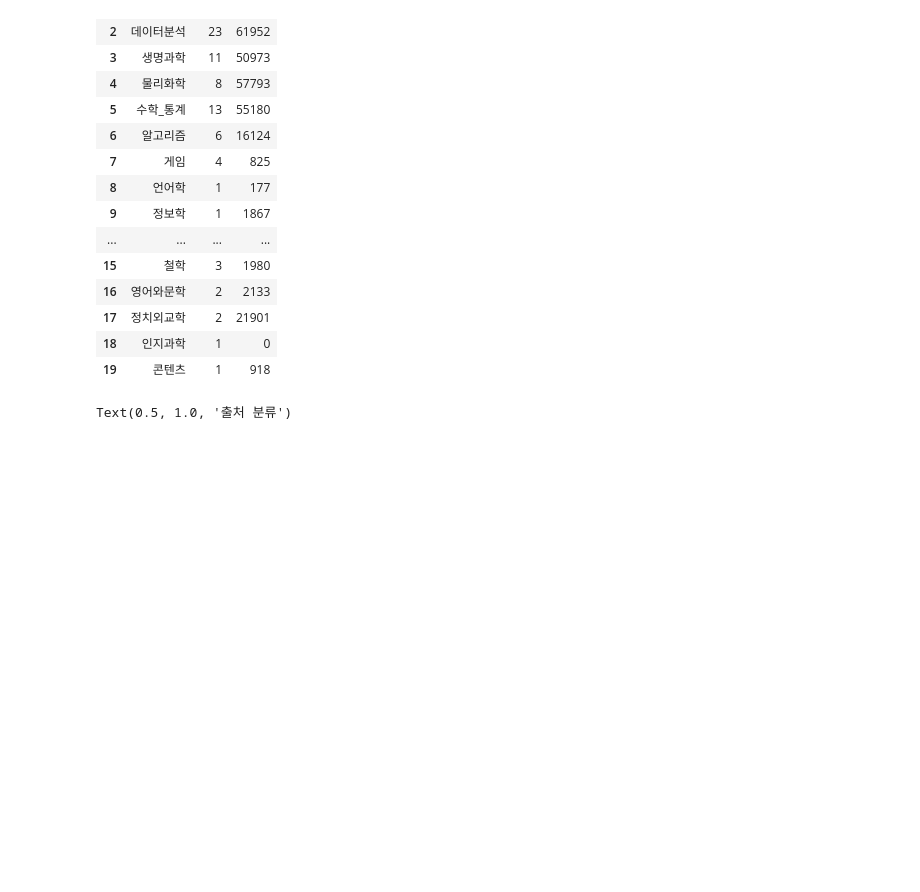
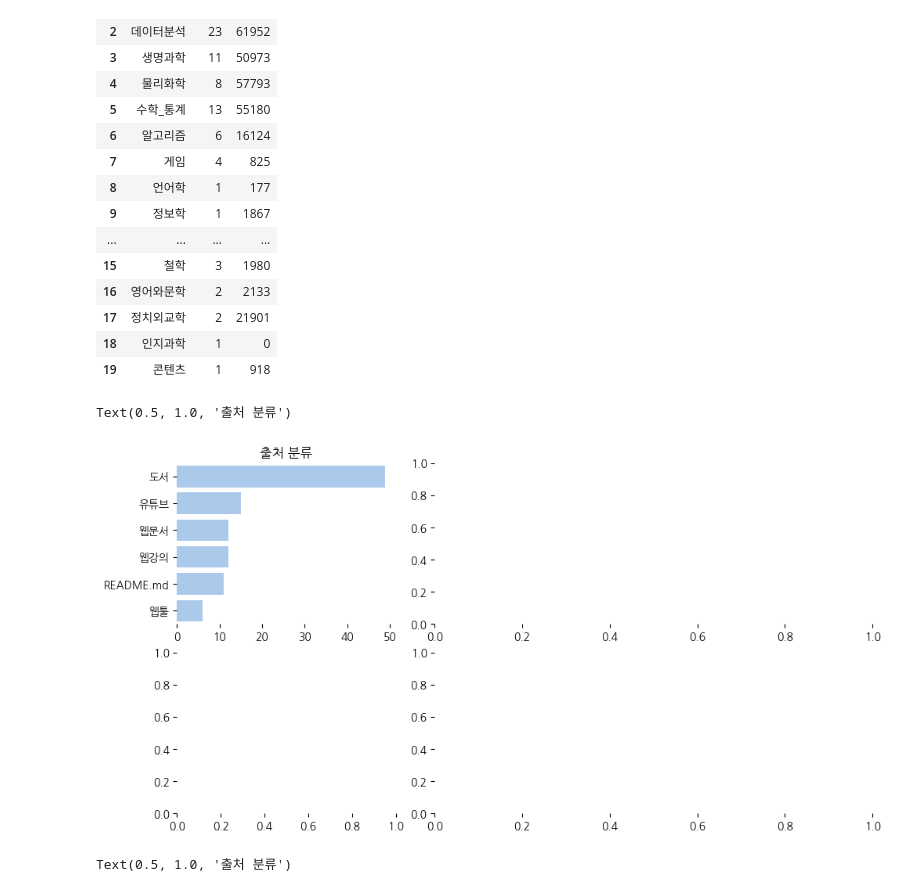
Before and after one commit to Song-Juntae/references, a Jupyter notebook: reference.ipynb, the cells around one changed output. Drawn from its saved outputs; the diff is of its cells as text; code cells hidden in the pictures; blank space fills up the shorter version.

```diff
--- a/reference.ipynb
+++ b/reference.ipynb
@@ -66,4 +66,27 @@ df_reference_정리
 | 17 | 정치외교학 | 2 | 21901 |
 | 18 | 인지과학 | 1 | 0 |
 | 19 | 콘텐츠 | 1 | 918 |
+# %%
+plt.close('all')
+
+fig = plt.figure(layout="constrained",figsize=(10, 5))
+
+axd = fig.subplot_mosaic(
+    '''
+    abb
+    cdd
+    '''
+)
+
+df_분류 = pd.DataFrame(Counter([i.split('_')[0] for i in df_reference['내용']]).most_common(20), columns=['분류', '개수'])
+
+sns.set_color_codes("pastel")
+sns.barplot(x="개수", y="분류", data=df_분류, color="b", legend=False, ax=axd['a'])
+sns.despine(left=True, bottom=True)
+axd['a'].set_xlabel(xlabel="", visible=False)
+axd['a'].set_ylabel(ylabel="", visible=False);
+axd['a'].set_title('출처 분류')
+# %% [output]
+Text(0.5, 1.0, '출처 분류')
+[figure, added]
 # %%
```
Also changed, not shown: parts of 1 cell of this notebook.
